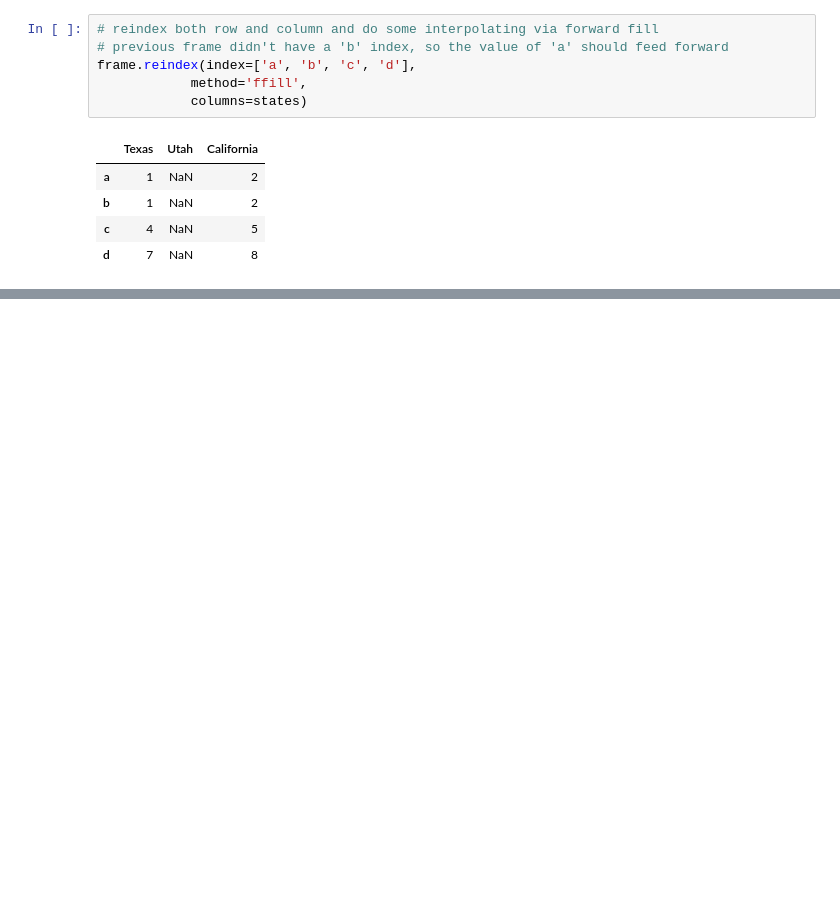
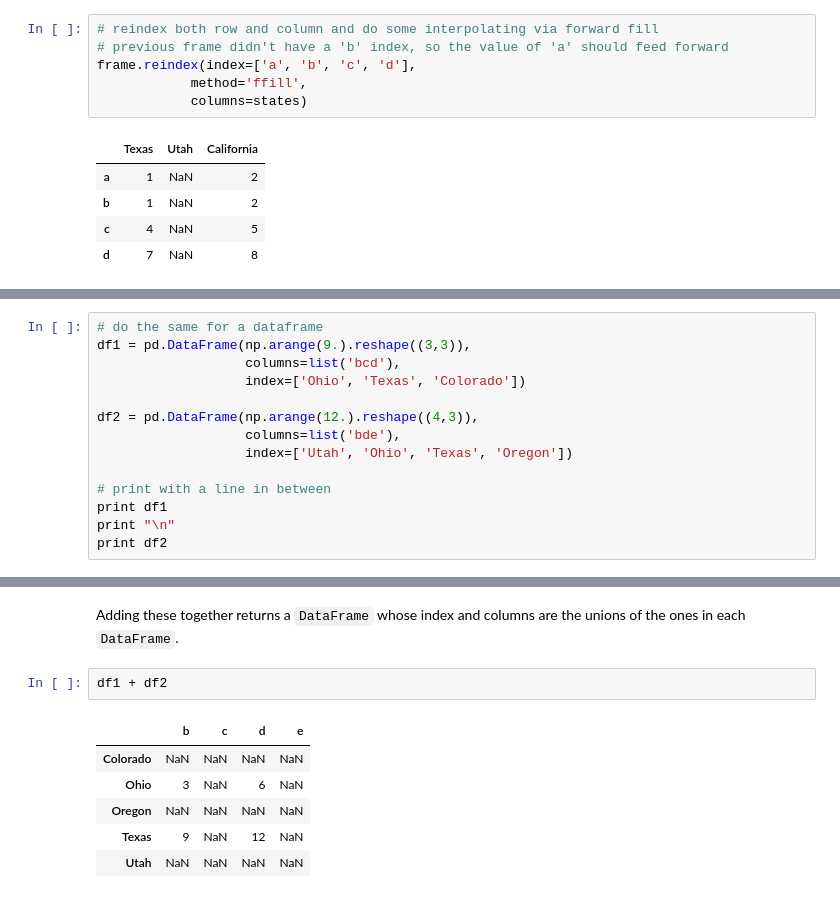
Before and after one commit to rerwin21/python_for_data_analysis, a Jupyter notebook: Chap_5.ipynb, the cells around one changed output, grey strips where cells are left out. Saved outputs shown, nothing was run; the diff lists cells and outputs as text; blank space fills up the shorter version.

```diff
--- a/Chap_5.ipynb
+++ b/Chap_5.ipynb
@@ -621,0 +972,14 @@ frame.reindex(index=['a', 'b', 'c', 'd'],
+# %%
+# do the same for a dataframe
+df1 = pd.DataFrame(np.arange(9.).reshape((3,3)),
+                   columns=list('bcd'),
+                   index=['Ohio', 'Texas', 'Colorado'])
+
+df2 = pd.DataFrame(np.arange(12.).reshape((4,3)),
+                   columns=list('bde'),
+                   index=['Utah', 'Ohio', 'Texas', 'Oregon'])
+
+# print with a line in between
+print df1
+print "\n"
+print df2
@@ -621,0 +998,11 @@ frame.reindex(index=['a', 'b', 'c', 'd'],
+# %% [markdown]
+Adding these together returns a `DataFrame` whose index and columns are the unions of the ones in each `DataFrame`.
+# %%
+df1 + df2
+# %% [output]
+|  | b | c | d | e |
+| Colorado | NaN | NaN | NaN | NaN |
+| Ohio | 3 | NaN | 6 | NaN |
+| Oregon | NaN | NaN | NaN | NaN |
+| Texas | 9 | NaN | 12 | NaN |
+| Utah | NaN | NaN | NaN | NaN |
```
Also changed, not shown: parts of 82 cells of this notebook.
